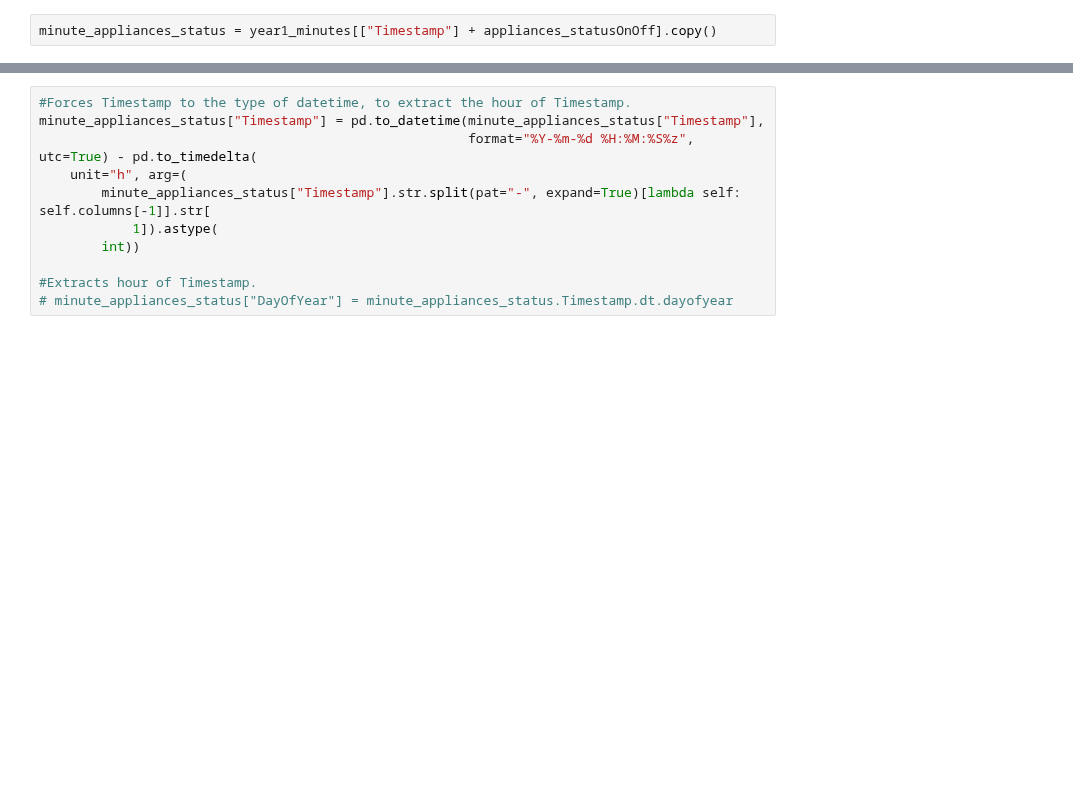
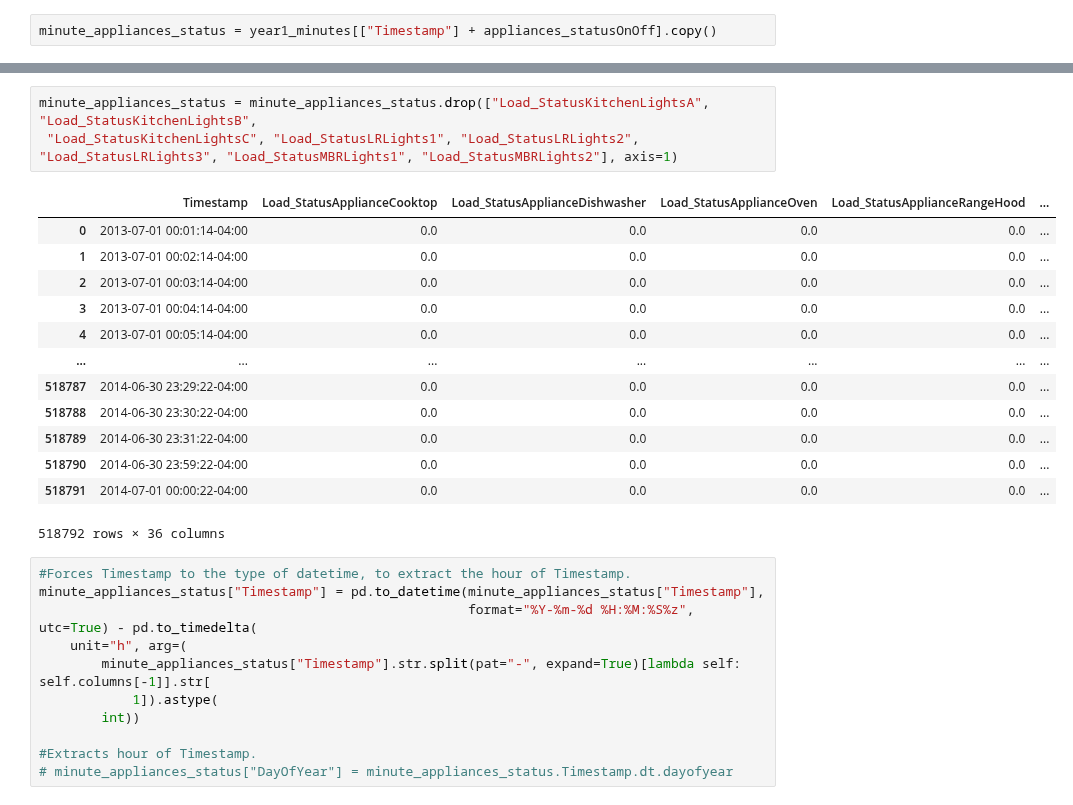
Before and after one commit to christiannielsen98/Datavidenskab-P6, a Jupyter notebook: WIP/Christian/transform_for_TPM_algorithm.ipynb, the cells around one changed output, grey strips where cells are left out. Cells and saved outputs as stored; diff of their text form; blank space fills up the shorter version.

```diff
--- a/WIP/Christian/transform_for_TPM_algorithm.ipynb
+++ b/WIP/Christian/transform_for_TPM_algorithm.ipynb
@@ -35,3 +90,20 @@ minute_appliances_status = year1_minutes[["Timestamp"] + appliances_statusOnOff]
+# %%
+minute_appliances_status = minute_appliances_status.drop(["Load_StatusKitchenLightsA", "Load_StatusKitchenLightsB",
+ "Load_StatusKitchenLightsC", "Load_StatusLRLights1", "Load_StatusLRLights2", "Load_StatusLRLights3", "Load_StatusMBRLights1", "Load_StatusMBRLights2"], axis=1)
+# %% [output]
+|  | Timestamp | Load_StatusApplianceCooktop | Load_StatusApplianceDishwasher | Load_StatusApplianceOven | Load_StatusApplianceRangeHood | ... |
+| 0 | 2013-07-01 00:01:14-04:00 | 0.0 | 0.0 | 0.0 | 0.0 | ... |
+| 1 | 2013-07-01 00:02:14-04:00 | 0.0 | 0.0 | 0.0 | 0.0 | ... |
+| 2 | 2013-07-01 00:03:14-04:00 | 0.0 | 0.0 | 0.0 | 0.0 | ... |
+| 3 | 2013-07-01 00:04:14-04:00 | 0.0 | 0.0 | 0.0 | 0.0 | ... |
+| 4 | 2013-07-01 00:05:14-04:00 | 0.0 | 0.0 | 0.0 | 0.0 | ... |
+| ... | ... | ... | ... | ... | ... | ... |
+| 518787 | 2014-06-30 23:29:22-04:00 | 0.0 | 0.0 | 0.0 | 0.0 | ... |
+| 518788 | 2014-06-30 23:30:22-04:00 | 0.0 | 0.0 | 0.0 | 0.0 | ... |
+| 518789 | 2014-06-30 23:31:22-04:00 | 0.0 | 0.0 | 0.0 | 0.0 | ... |
+| 518790 | 2014-06-30 23:59:22-04:00 | 0.0 | 0.0 | 0.0 | 0.0 | ... |
+| 518791 | 2014-07-01 00:00:22-04:00 | 0.0 | 0.0 | 0.0 | 0.0 | ... |
+518792 rows × 36 columns
 # %%
 #Forces Timestamp to the type of datetime, to extract the hour of Timestamp.
 minute_appliances_status["Timestamp"] = pd.to_datetime(minute_appliances_status["Timestamp"],
```
Also changed, not shown: parts of 4 cells of this notebook.
